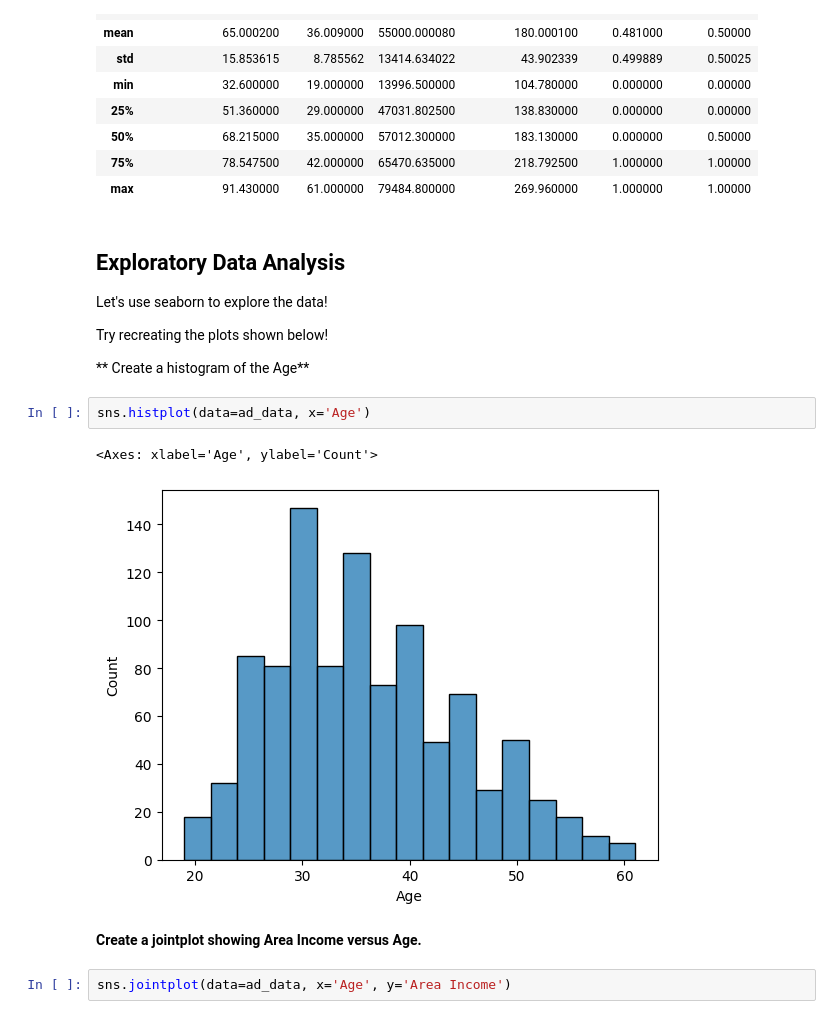
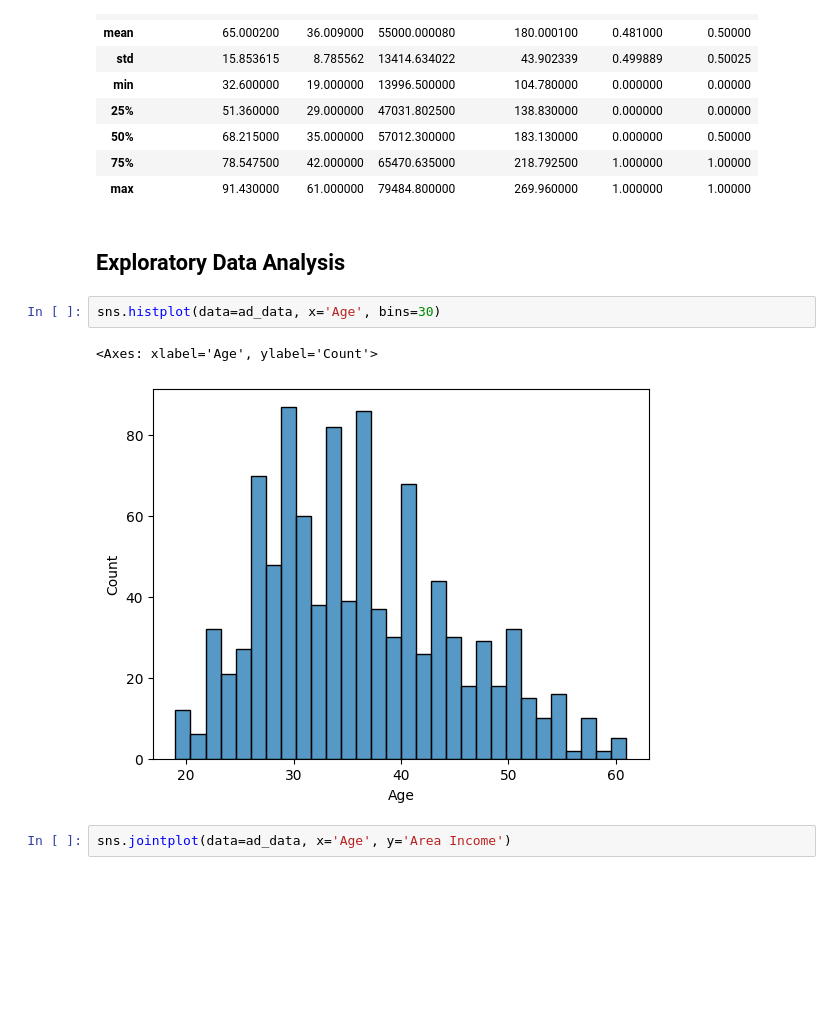
Before and after one commit to LouMeziere/Logistic-Regression-Project, a Jupyter notebook: 02-Logistic Regression Project.ipynb, the cells around one changed output. Drawn from its saved outputs; the diff is of its cells as text; blank space fills up the shorter version.

```diff
--- a/02-Logistic Regression Project.ipynb
+++ b/02-Logistic Regression Project.ipynb
@@ -77,21 +55,13 @@ ad_data.describe()
 | 50% | 68.215000 | 35.000000 | 57012.300000 | 183.130000 | 0.000000 | 0.50000 |
 | 75% | 78.547500 | 42.000000 | 65470.635000 | 218.792500 | 1.000000 | 1.00000 |
 | max | 91.430000 | 61.000000 | 79484.800000 | 269.960000 | 1.000000 | 1.00000 |
-# %% [markdown]
-## Exploratory Data Analysis
-
-Let's use seaborn to explore the data!
-
-Try recreating the plots shown below!
-
-** Create a histogram of the Age**
+# %% [markdown]
+## Exploratory Data Analysis
 # %%
-sns.histplot(data=ad_data, x='Age')
+sns.histplot(data=ad_data, x='Age', bins=30)
 # %% [output]
 <Axes: xlabel='Age', ylabel='Count'>
-[figure, old version]
+[figure, new version]
-# %% [markdown]
-**Create a jointplot showing Area Income versus Age.**
 # %%
 sns.jointplot(data=ad_data, x='Age', y='Area Income')
 # %% [output]
```
Also changed, not shown: parts of 17 cells of this notebook.
